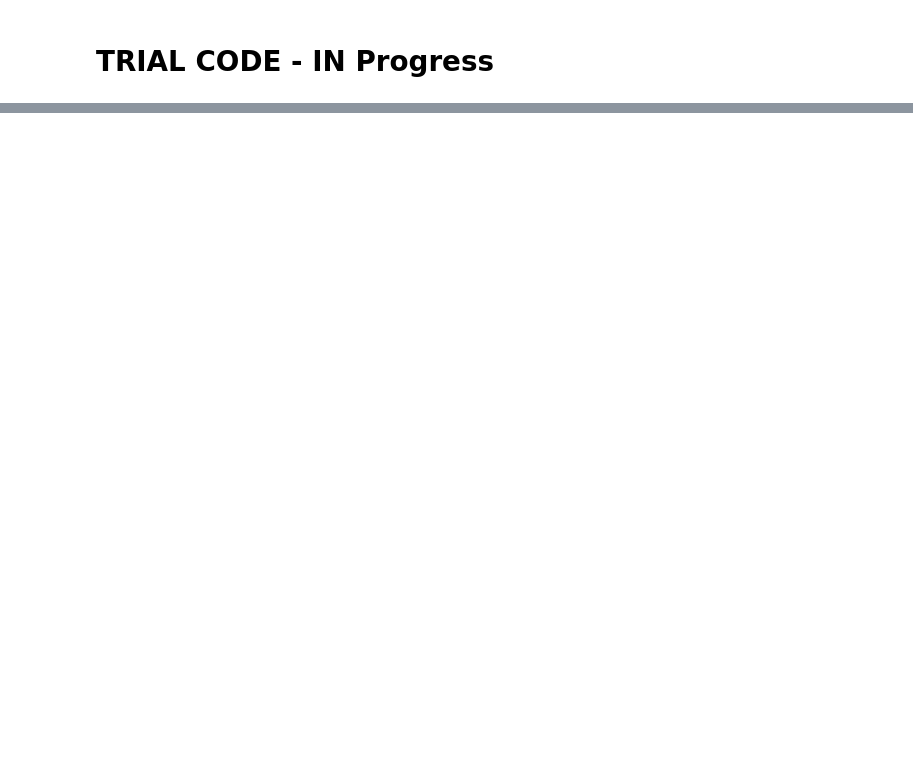
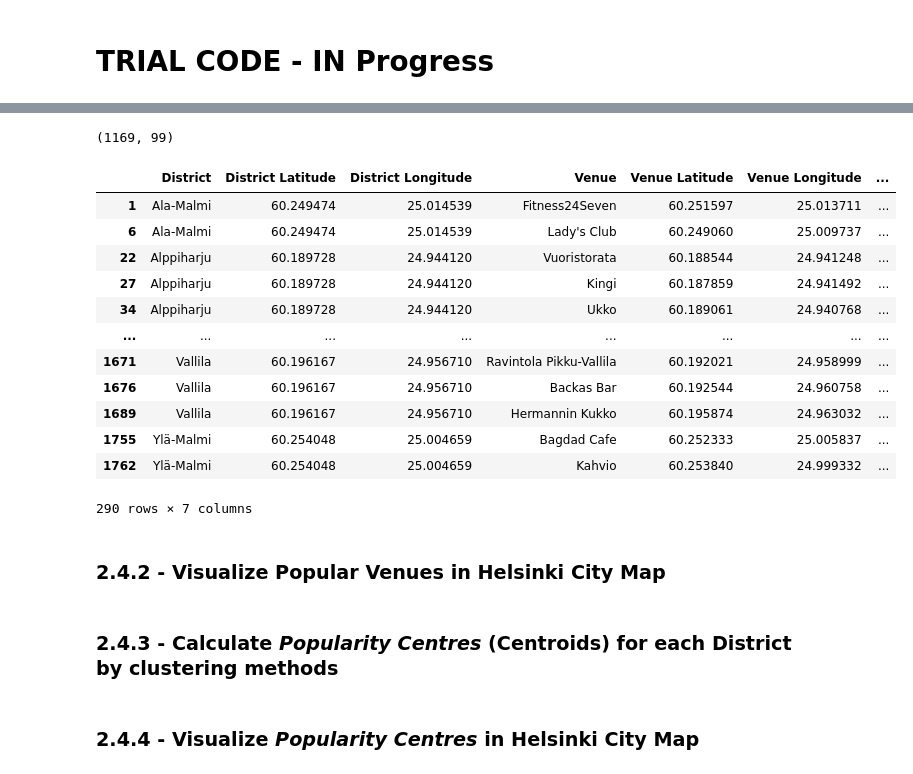
Before and after one commit to prak112/Coursera-IBM_Capstone, a Jupyter notebook: Week5_CompatibleDistricts_Helsinki.ipynb, the cells around one changed output, grey strips where cells are left out. Drawn from its saved outputs; the diff is of its cells as text; code cells hidden in the pictures; blank space fills up the shorter version.

```diff
--- a/Week5_CompatibleDistricts_Helsinki.ipynb
+++ b/Week5_CompatibleDistricts_Helsinki.ipynb
@@ -566,0 +710,26 @@ top10_venues
+# %%
+len(t2_df['Venue Category'].values), len(rl_t[0])
+# %% [output]
+(1169, 99)
+# %%
+test_df #testing df with RANK 1 Venues & coords
+# %% [output]
+|  | District | District Latitude | District Longitude | Venue | Venue Latitude | Venue Longitude | ... |
+| 1 | Ala-Malmi | 60.249474 | 25.014539 | Fitness24Seven | 60.251597 | 25.013711 | ... |
+| 6 | Ala-Malmi | 60.249474 | 25.014539 | Lady's Club | 60.249060 | 25.009737 | ... |
+| 22 | Alppiharju | 60.189728 | 24.944120 | Vuoristorata | 60.188544 | 24.941248 | ... |
+| 27 | Alppiharju | 60.189728 | 24.944120 | Kingi | 60.187859 | 24.941492 | ... |
+| 34 | Alppiharju | 60.189728 | 24.944120 | Ukko | 60.189061 | 24.940768 | ... |
+| ... | ... | ... | ... | ... | ... | ... | ... |
+| 1671 | Vallila | 60.196167 | 24.956710 | Ravintola Pikku-Vallila | 60.192021 | 24.958999 | ... |
+| 1676 | Vallila | 60.196167 | 24.956710 | Backas Bar | 60.192544 | 24.960758 | ... |
+| 1689 | Vallila | 60.196167 | 24.956710 | Hermannin Kukko | 60.195874 | 24.963032 | ... |
+| 1755 | Ylä-Malmi | 60.254048 | 25.004659 | Bagdad Cafe | 60.252333 | 25.005837 | ... |
+| 1762 | Ylä-Malmi | 60.254048 | 25.004659 | Kahvio | 60.253840 | 24.999332 | ... |
+290 rows × 7 columns
+# %% [markdown]
+### 2.4.2 - Visualize Popular Venues in Helsinki City Map
+# %% [markdown]
+### 2.4.3 - Calculate _Popularity Centres_ (Centroids) for each District by clustering methods
+# %% [markdown]
+### 2.4.4 - Visualize _Popularity Centres_ in Helsinki City Map
```
Also changed, not shown: parts of 22 cells of this notebook.
